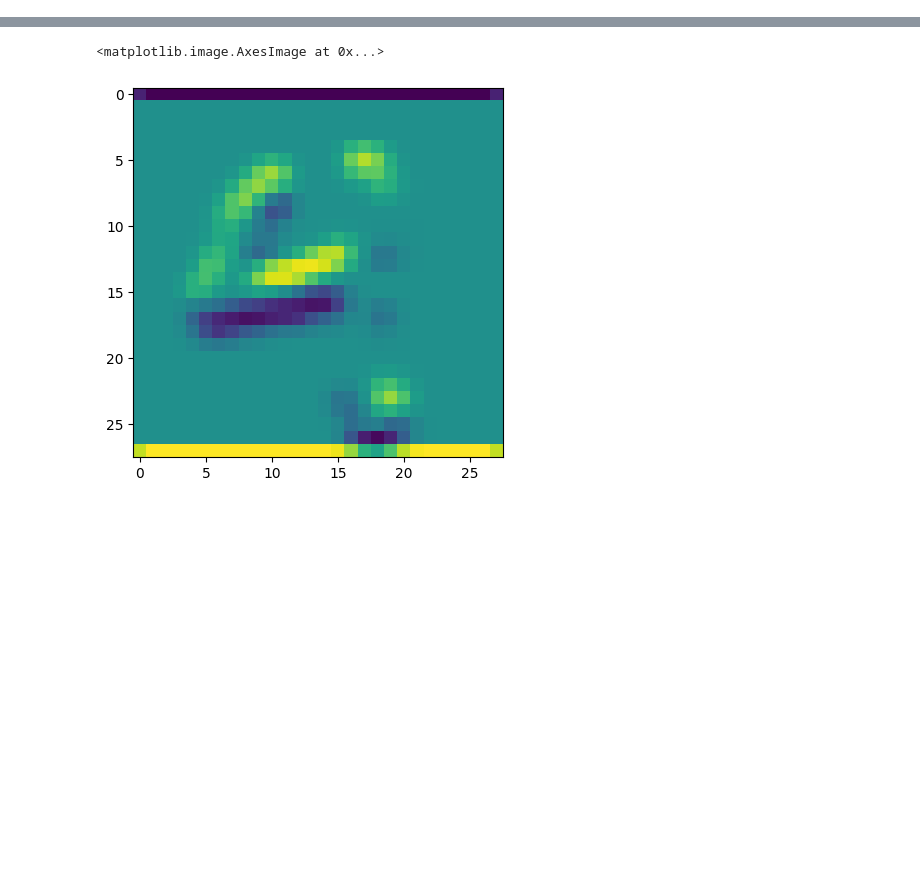
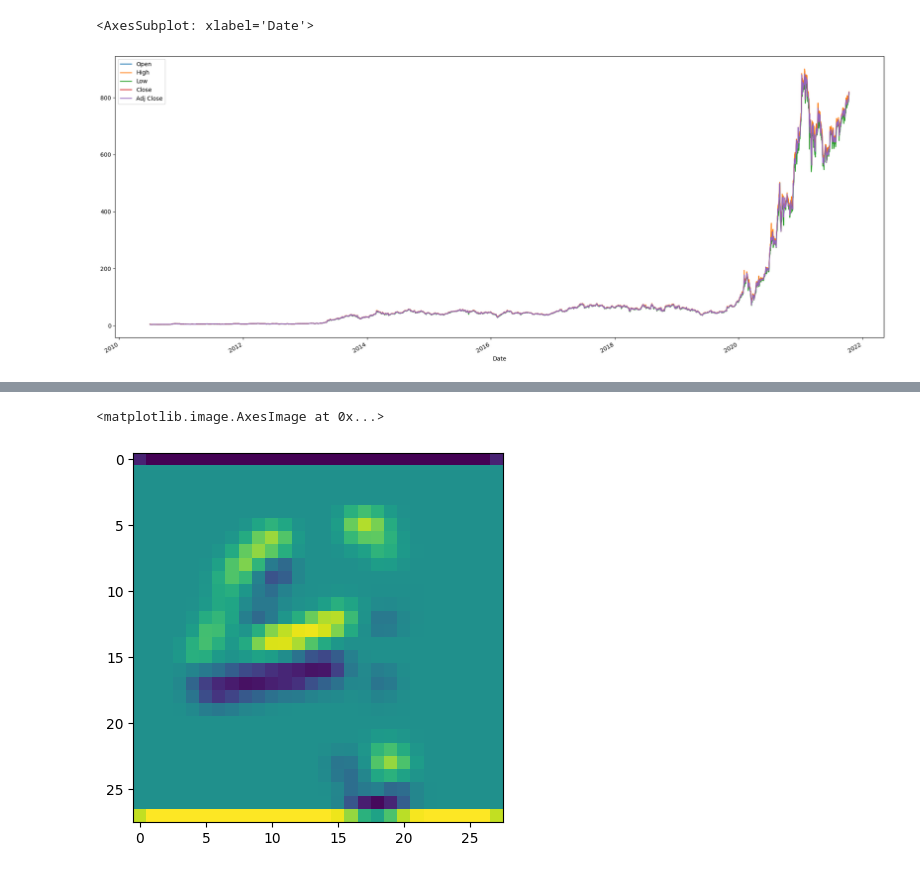
Before and after one commit to amacomm/InelSystem, a Jupyter notebook: Lab3/main.ipynb, the cells around one changed output, grey strips where cells are left out. Cells and saved outputs as stored; diff of their text form; code cells hidden in the pictures; blank space fills up the shorter version.

```diff
--- a/Lab3/main.ipynb
+++ b/Lab3/main.ipynb
@@ -27,0 +7,5 @@ plt.imshow(data)
+# %%
+df = pd.read_csv("data/TESLA/TSLA.csv")
+df["Date"]=pd.to_datetime(df.Date,dayfirst=True)
+df.set_index("Date",inplace=True)
+df.info()
@@ -27,0 +31,5 @@ plt.imshow(data)
+# %%
+df.drop(columns=['Volume']).plot(figsize=(24,10))
+# %% [output]
+<AxesSubplot: xlabel='Date'>
+[figure, added]
```
Also changed, not shown: parts of 23 cells of this notebook, 4 other files.
